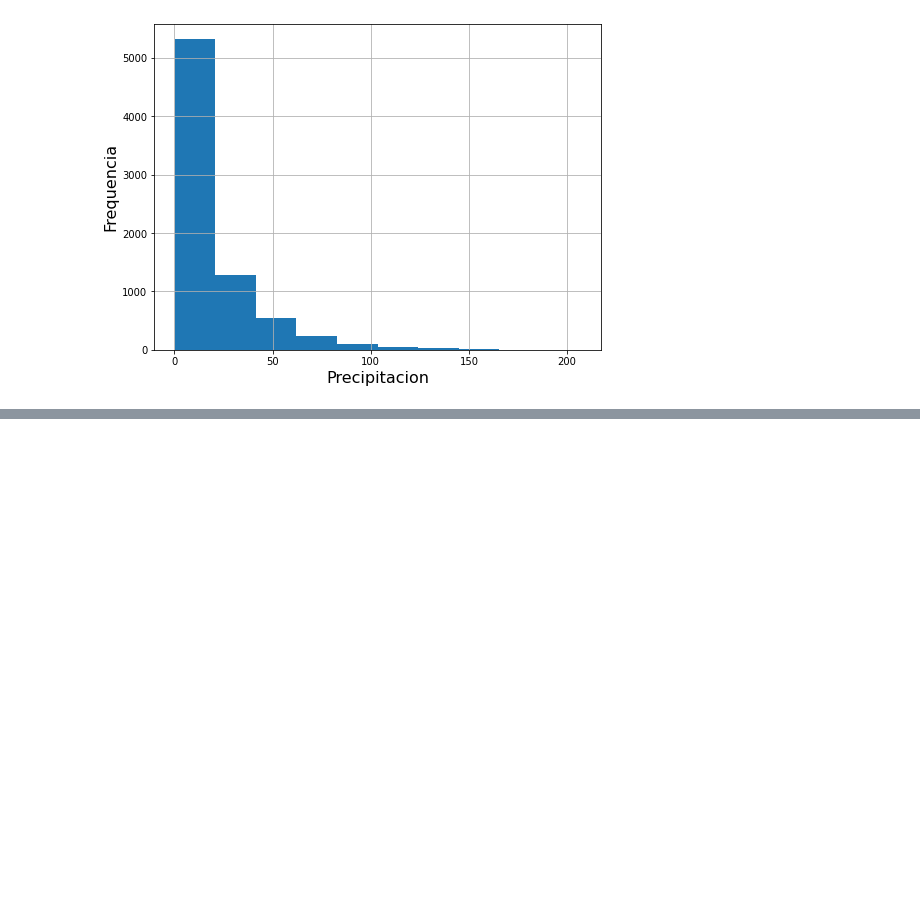
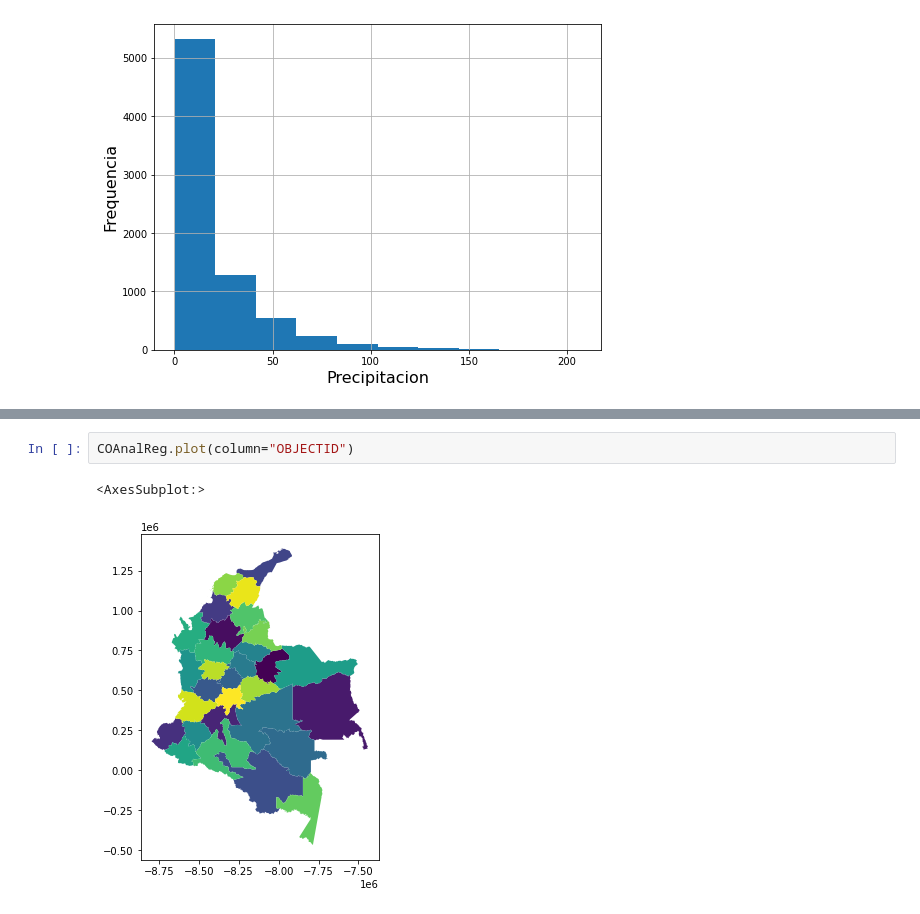
Before and after one commit to wmjolly/SAR-Colombia, a Jupyter notebook: SAR-CO-Example.ipynb, the cells around one changed output, grey strips where cells are left out. Cells and saved outputs as stored; diff of their text form; blank space fills up the shorter version.

```diff
--- a/SAR-CO-Example.ipynb
+++ b/SAR-CO-Example.ipynb
@@ -616,0 +612,5 @@ COAnalReg.head(1)
+# %%
+COAnalReg.plot(column="OBJECTID")
+# %% [output]
+<AxesSubplot:>
+[figure, added]
```
Also changed, not shown: parts of 63 cells of this notebook.
